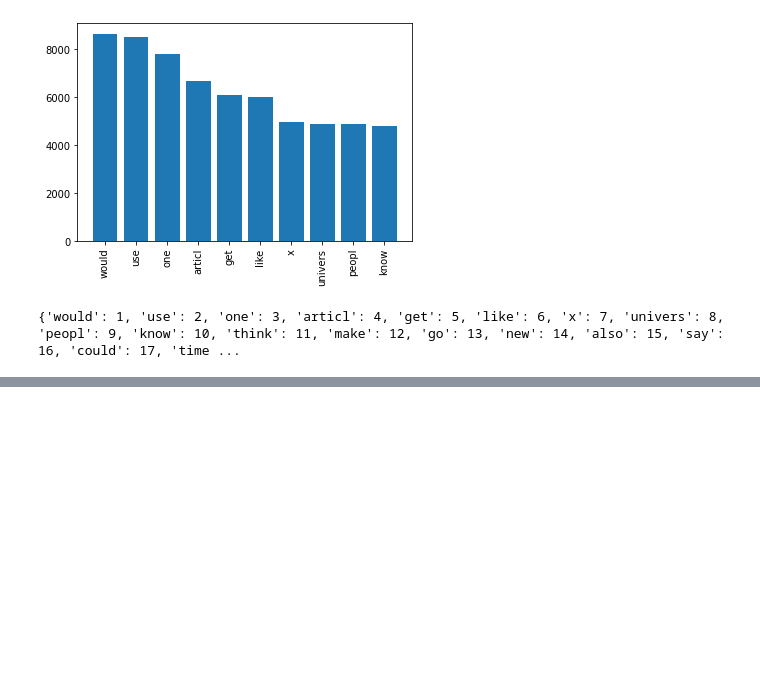
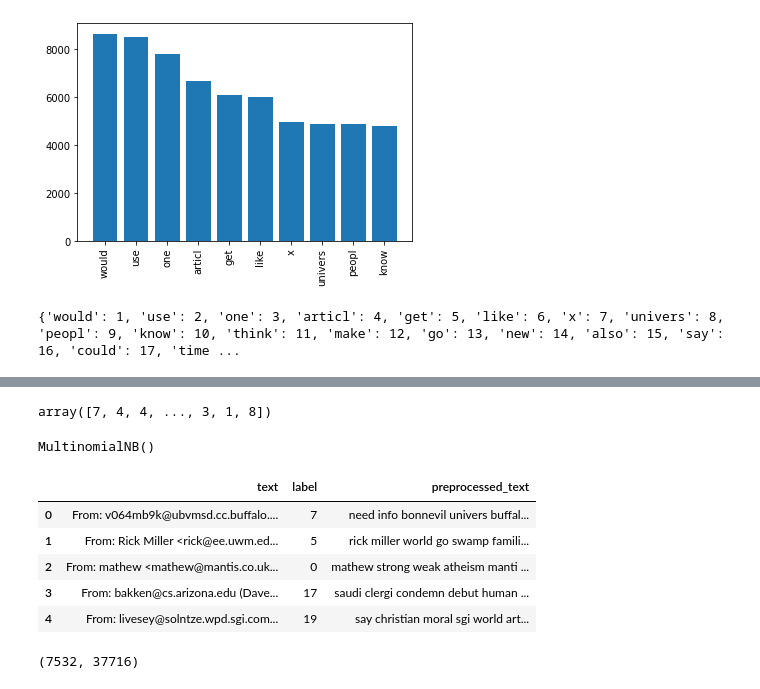
Before and after one commit to pro0255/NLP_Sentiment_analysis, a Jupyter notebook: 20_news_group_analysis.ipynb, the cells around one changed output, grey strips where cells are left out. Saved outputs shown, nothing was run; the diff lists cells and outputs as text; code cells hidden in the pictures; blank space fills up the shorter version.

```diff
--- a/20_news_group_analysis.ipynb
+++ b/20_news_group_analysis.ipynb
@@ -350,0 +405,4 @@ class_words(train_df[preprocessed_text_key], train_df['label'], 17)
+# %%
+y
+# %% [output]
+array([7, 4, 4, ..., 3, 1, 8])
@@ -350,0 +413,16 @@ class_words(train_df[preprocessed_text_key], train_df['label'], 17)
+# %%
+clf.fit(X, y)
+# %% [output]
+MultinomialNB()
+# %%
+test_df.head()
+test_df[preprocessed_text_key] = list(map(preprocess_newsgroup, test_df['text'].values))
+# %%
+test_df.head()
+# %% [output]
+|  | text | label | preprocessed_text |
+| 0 | From: v064mb9k@ubvmsd.cc.buffalo.... | 7 | need info bonnevil univers buffal... |
+| 1 | From: Rick Miller <rick@ee.uwm.ed... | 5 | rick miller world go swamp famili... |
+| 2 | From: mathew <mathew@mantis.co.uk... | 0 | mathew strong weak atheism manti ... |
+| 3 | From: bakken@cs.arizona.edu (Dave... | 17 | saudi clergi condemn debut human ... |
+| 4 | From: livesey@solntze.wpd.sgi.com... | 19 | say christian moral sgi world art... |
@@ -350,0 +433,4 @@ class_words(train_df[preprocessed_text_key], train_df['label'], 17)
+# %%
+X_test.shape
+# %% [output]
+(7532, 37716)
```
Also changed, not shown: parts of 61 cells of this notebook.
